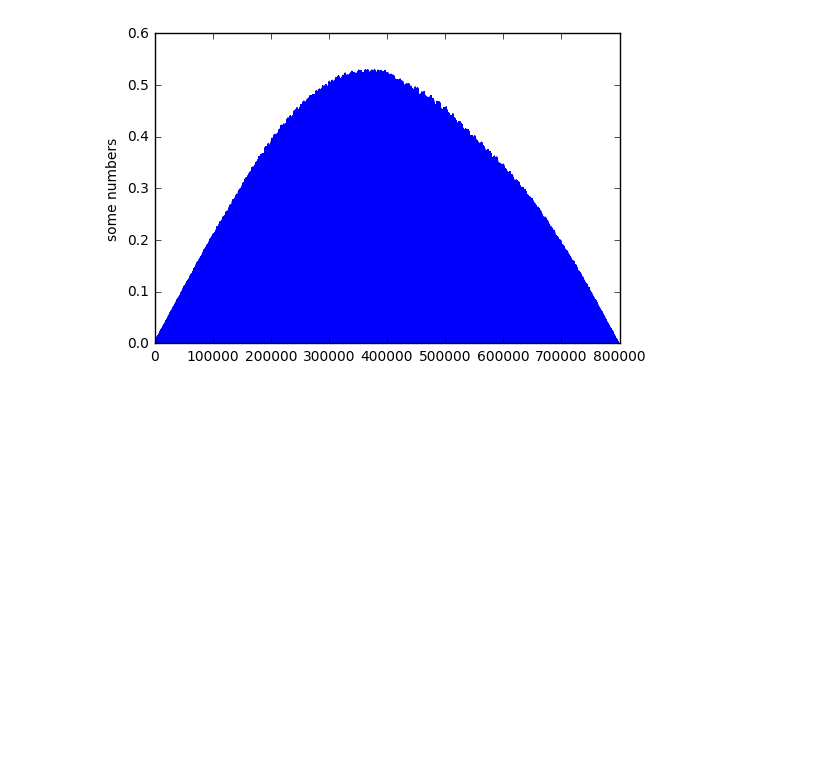
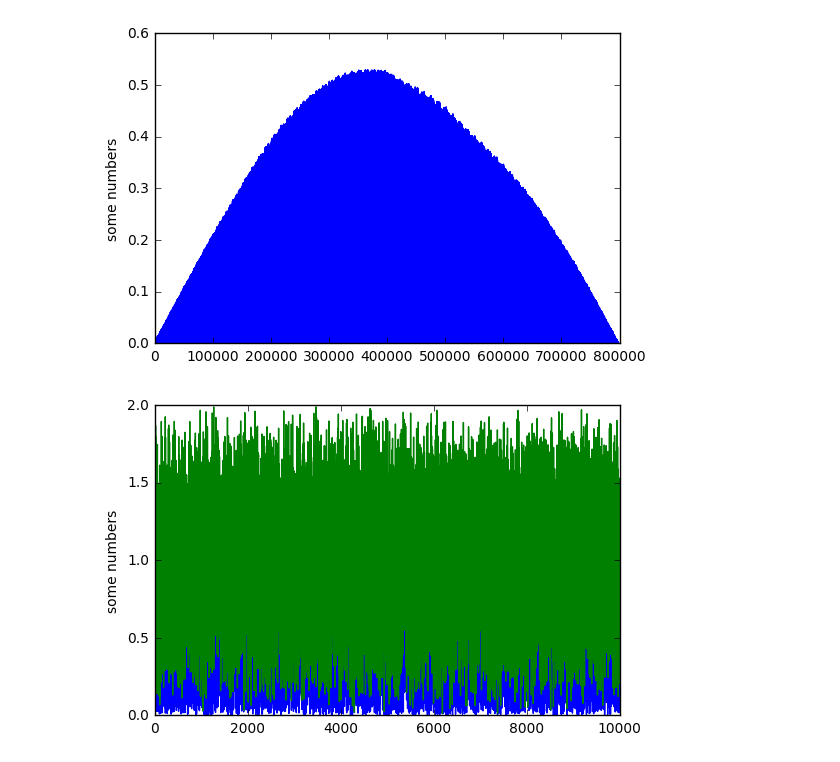
Before and after one commit to abhisheietk/correlate, a Jupyter notebook: Untitled1.ipynb, the cells around one changed output. Cells and saved outputs as stored; diff of their text form; code cells hidden in the pictures; blank space fills up the shorter version.

```diff
--- a/Untitled1.ipynb
+++ b/Untitled1.ipynb
@@ -224,3 +224,17 @@ plt.ylabel('some numbers')
 plt.show()
 # %% [output]
 [figure]
+# %%
+import numpy as np
+length = 100000
+a = np.random.uniform(size=(length))
+err = np.random.uniform(size=(length))#/10
+b = a + err
+# %%
+import matplotlib.pyplot as plt
+plt.plot(a)
+plt.plot(b)
+plt.ylabel('some numbers')
+plt.show()
+# %% [output]
+[figure, added]
```
Also changed, not shown: parts of 1 cell of this notebook, 4 other files.
